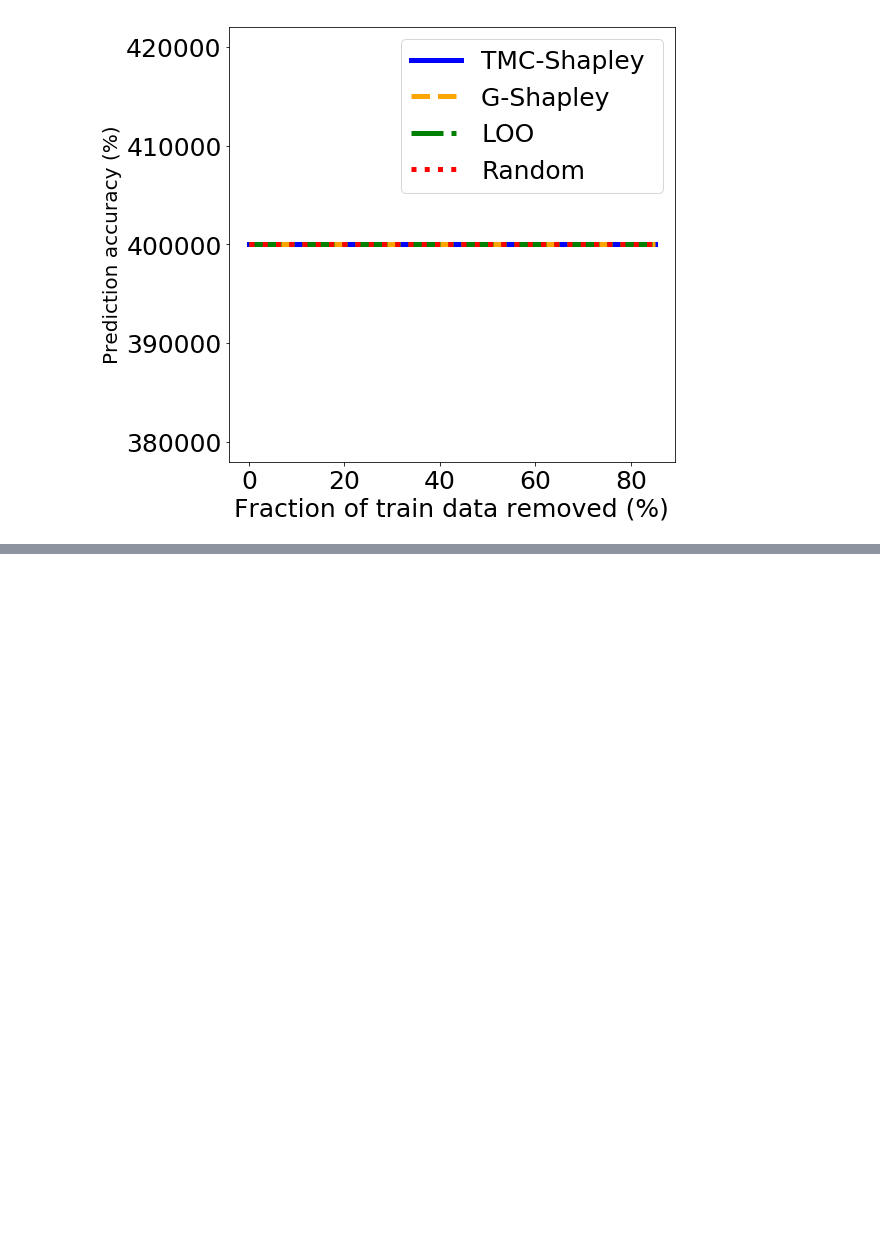
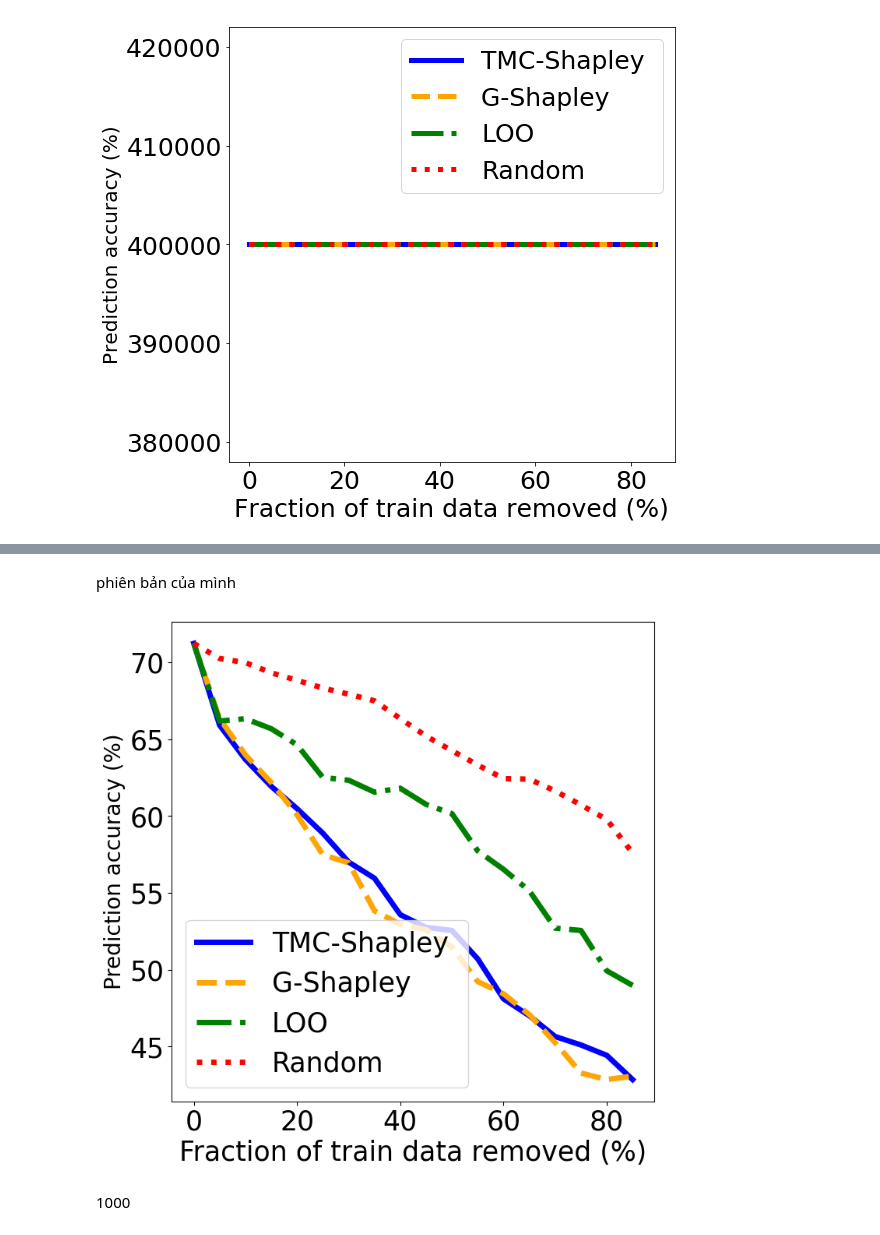
Before and after one commit to thinhsama/DataShapley, a Jupyter notebook: Example.ipynb, the cells around one changed output, grey strips where cells are left out. Saved outputs shown, nothing was run; the diff lists cells and outputs as text; code cells hidden in the pictures; blank space fills up the shorter version.

```diff
--- a/Example.ipynb
+++ b/Example.ipynb
@@ -147,0 +290,9 @@ AttributeError: module 'tensorflow' has no attribute 'Session'. Did you mean: 'v
+# %% [markdown]
+phiên bản của mình
+# %%
+dshap.performance_plots([dshap.vals_tmc, dshap.vals_g, dshap.vals_loo], num_plot_markers=20,
+                       sources=dshap.sources)
+# %% [output]
+[figure, added]
+# %% [markdown]
+1000
```
Also changed, not shown: parts of 41 cells of this notebook, 2 other files.
